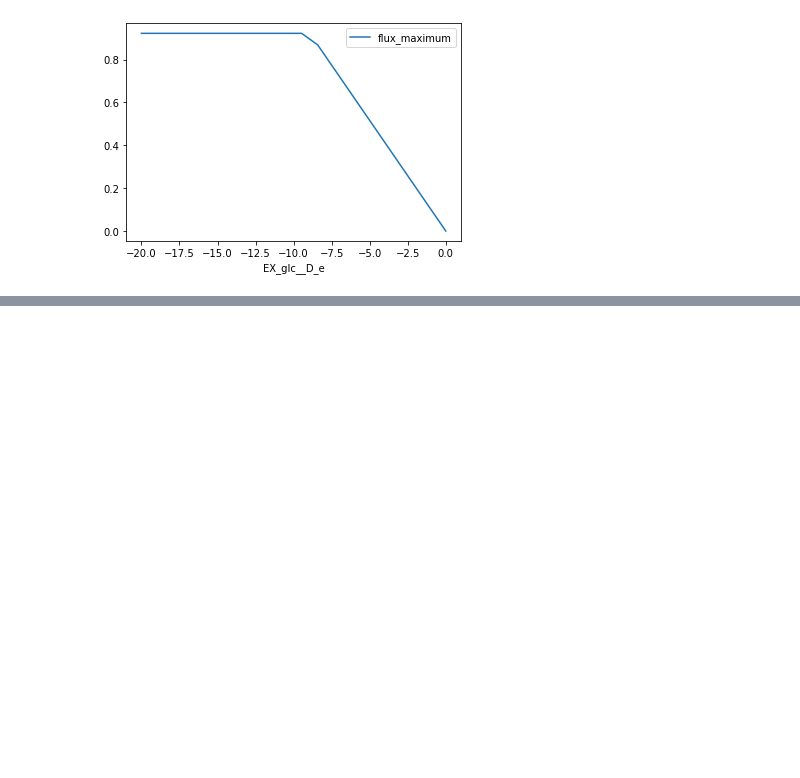
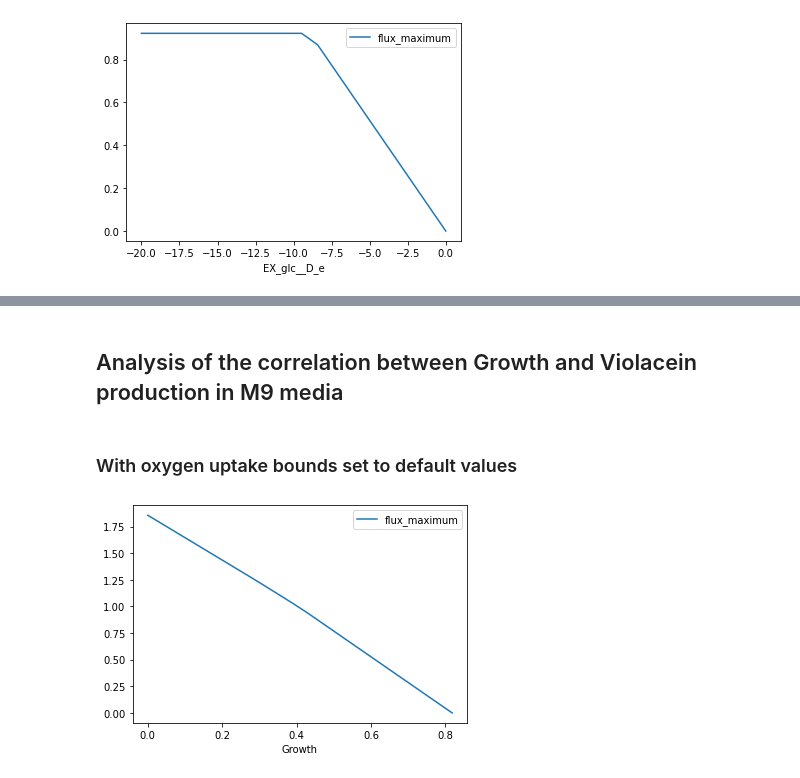
Before and after one commit to 27410/group-assignment-2021-group_1_vibrio_natriegens_2021, a Jupyter notebook: Phenotypic_phase_planes_plotting.ipynb, the cells around one changed output, grey strips where cells are left out. Drawn from its saved outputs; the diff is of its cells as text; code cells hidden in the pictures; blank space fills up the shorter version.

```diff
--- a/Phenotypic_phase_planes_plotting.ipynb
+++ b/Phenotypic_phase_planes_plotting.ipynb
@@ -98,0 +155,12 @@ with model_M9_vio_fad:
+# %% [markdown]
+## Analysis of the correlation between Growth and Violacein production in M9 media
+# %% [markdown]
+### With oxygen uptake bounds set to default values
+# %%
+with model_M9_vio_fad:
+    ppp_Growth_M9 = production_envelope(model_M9_vio_fad,
+                    reactions=[model_M9_vio_fad.reactions.Growth],
+                    objective=model_M9_vio_fad.reactions.Violacein)
+    ppp_Growth_M9.plot(x='Growth', y='flux_maximum')
+# %% [output]
+[figure, added]
```
Also changed, not shown: parts of 37 cells of this notebook.
